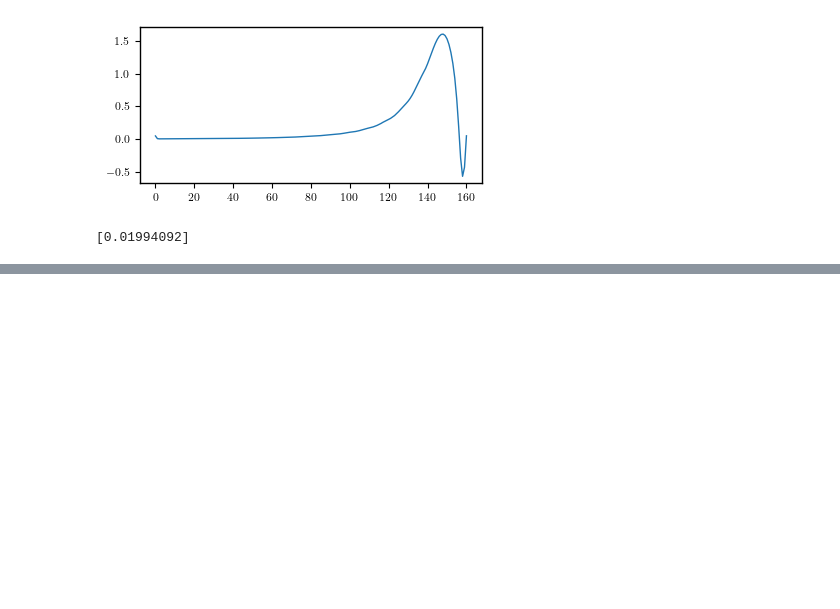
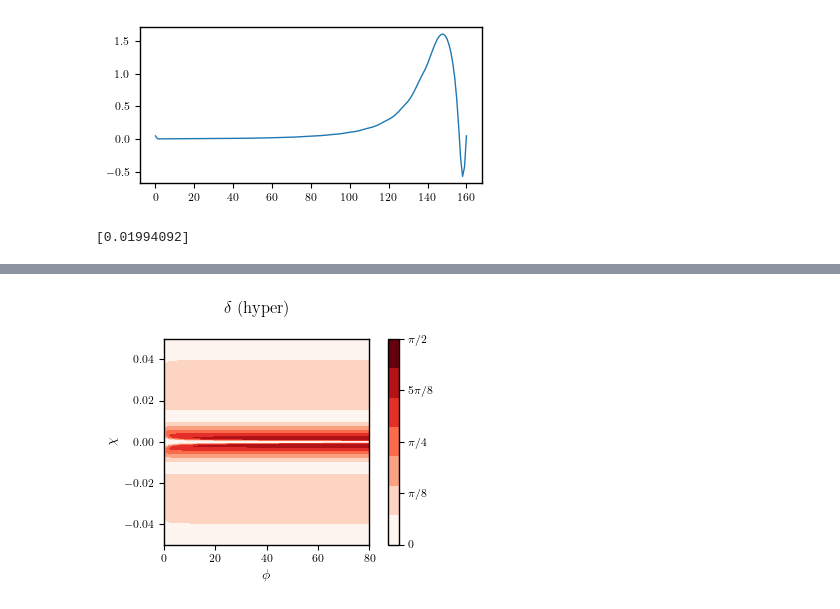
Before and after one commit to smups/srrt_models, a Jupyter notebook: plots.ipynb, the cells around one changed output, grey strips where cells are left out. Saved outputs shown, nothing was run; the diff lists cells and outputs as text; code cells hidden in the pictures; blank space fills up the shorter version.

```diff
--- a/plots.ipynb
+++ b/plots.ipynb
@@ -1039,0 +1216,60 @@ print(epsilon_H_ot[60])
+# %%
+fig, ax = plt.subplots(figsize=(4,3))
+
+#show consistency condition
+image = ax.imshow(np.transpose(delta),
+  extent = extent,
+  cmap = delta_cmap,
+  origin = 'lower',
+  aspect = ratio,
+  vmin=0,
+  vmax=np.pi/2
+)
+
+# #show trajectory
+# ax.plot(x, y, color='black')
+# ax.scatter(
+#   [x[0], x[-1]],
+#   [y[0], y[-1]],
+#   color='black'
+# )
+
+# # insert inset zoomed image
+# x1, x2, y1, y2 = 25, 26, 8, 8.3  # subregion of the original image
+# zoom_extent = (x1, x2, y1, y2)
+# idx1, idx2 = round((x1 - extent[0]) * Nx / (extent[1] - extent[0])), round((x2 - extent[0]) * Nx / (extent[1] - extent[0]))
+# idy1, idy2 = round((y1 - extent[2]) * Ny / (extent[3] - extent[2])), round((y2 - extent[2]) * Ny / (extent[3] - extent[2]))
+
+# zoom = delta[idx1:idx2, idy1:idy2]
+# zoomax = ax.inset_axes(
+#   [0.05, 0.55, 0.4, 0.4],
+#   xlim=(x1, x2),
+#   ylim=(y1, y2),
+#   xticklabels=[],
+#   yticklabels=[]
+# )
+# zoomax.imshow(np.transpose(zoom),
+#   extent = zoom_extent,
+#   aspect = ratio,
+#   cmap = delta_cmap,
+#   origin = 'lower',
+#   vmin=0,
+#   vmax=np.pi/2
+# )
+# zoomax.plot(x, y, color='black', linestyle='dotted')
+# zoomax.scatter([x[-1]], [y[-1]], color='black')
+# ax.indicate_inset_zoom(zoomax, edgecolor="black")
+
+#add a colorbar
+cbar = fig.colorbar(image, ticks=[np.pi*n/8 for n in np.arange(0, 5)])
+cbar.set_ticklabels(['$0$','$\\pi/8$', '$\\pi/4$','$5\\pi/8$','$\\pi/2$'])
+
+ax.set_xlabel('$\\phi$')
+ax.set_ylabel('$\\chi$')
+
+#save
+fig.suptitle(f'$\\delta$ ({model})')
+fig.show()
+fig.savefig(f"./figs/{model}_delta.pdf", dpi=500)
+# %% [output]
+[figure, added]
```
Also changed, not shown: parts of 4 cells of this notebook, 6 other files.
